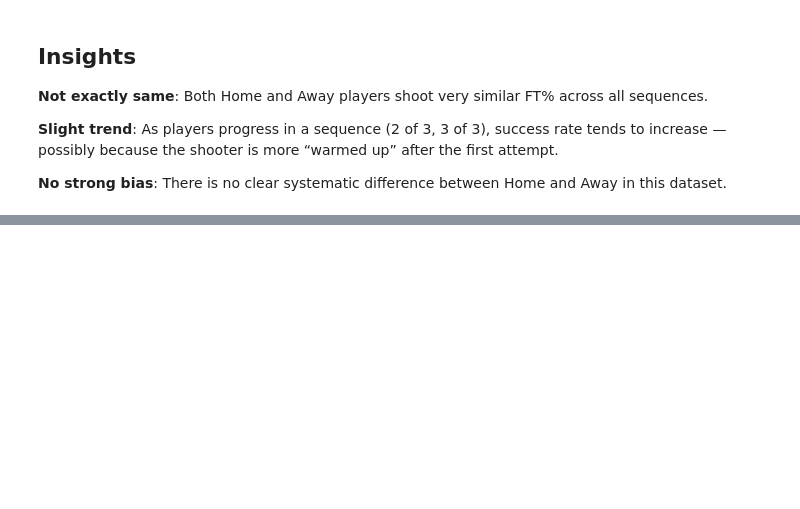
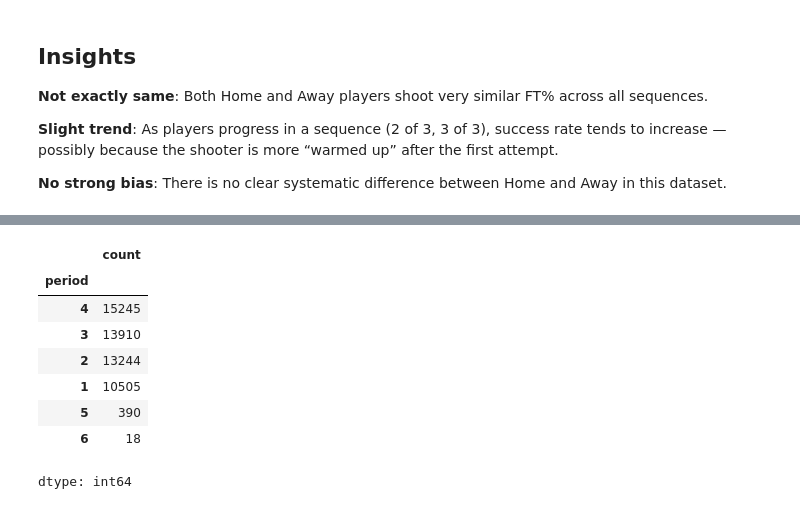
Before and after one commit to kang25-gif/Intro-to-Data-Analytics, a Jupyter notebook: B07_Project_private.ipynb, the cells around one changed output, grey strips where cells are left out. Saved outputs shown, nothing was run; the diff lists cells and outputs as text; code cells hidden in the pictures; blank space fills up the shorter version.

```diff
--- a/B07_Project_private.ipynb
+++ b/B07_Project_private.ipynb
@@ -577,0 +592,12 @@ plt.show()
+# %%
+FT_filter['period'].value_counts()
+# %% [output]
+|  | count |
+| period |  |
+| 4 | 15245 |
+| 3 | 13910 |
+| 2 | 13244 |
+| 1 | 10505 |
+| 5 | 390 |
+| 6 | 18 |
+dtype: int64
```
Also changed, not shown: parts of 9 cells of this notebook.
